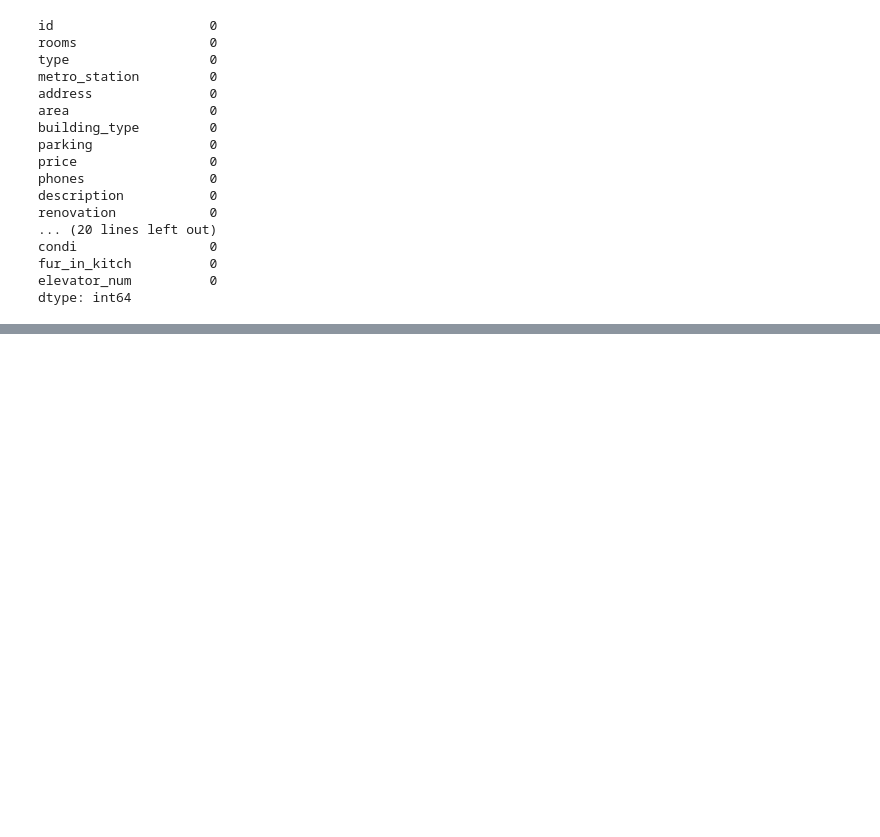
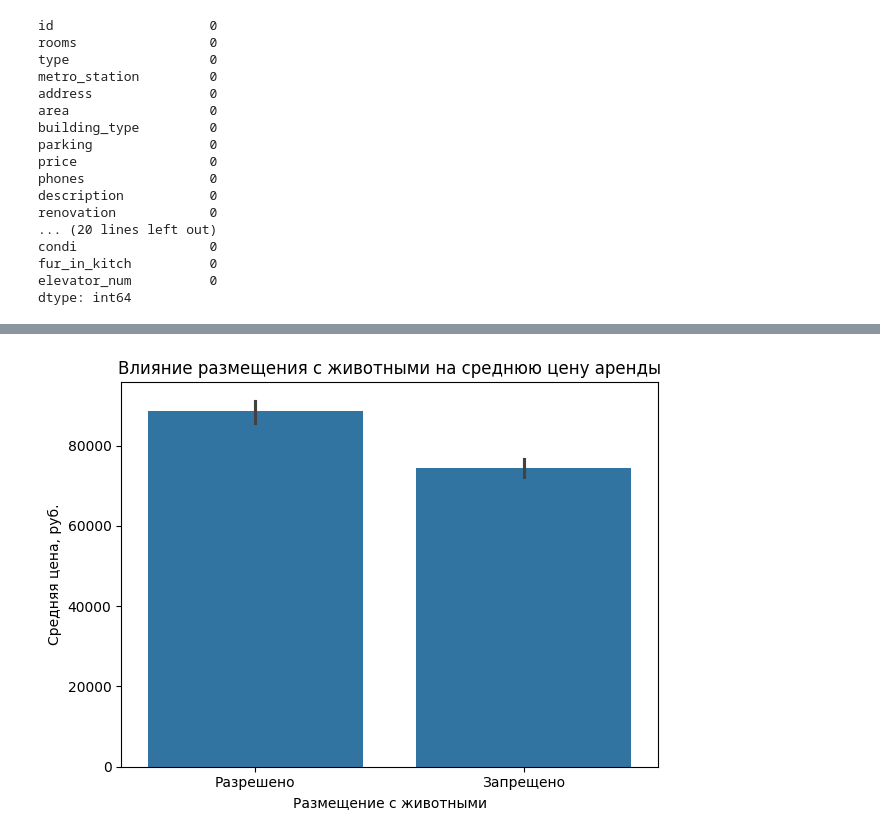
Before and after one commit to stan-tsu/rent-real-estate, a Jupyter notebook: notebooks/Dinara_draws_ver2.ipynb, the cells around one changed output, grey strips where cells are left out. Cells and saved outputs as stored; diff of their text form; code cells hidden in the pictures; blank space fills up the shorter version.

```diff
--- a/notebooks/Dinara_draws_ver2.ipynb
+++ b/notebooks/Dinara_draws_ver2.ipynb
@@ -287,0 +304,16 @@ memory usage: 6.4+ MB
+# %%
+# Создаём копию столбца с заменой значений
+df['pets_allowed_label'] = df['pets_allowed'].map({0: 'Запрещено', 1: 'Разрешено'})
+
+# Строим график
+sns.barplot(x='pets_allowed_label', y='main_price', data=df)
+
+
+plt.xlabel('Размещение с животными')
+plt.ylabel('Средняя цена, руб.')
+plt.title('Влияние размещения с животными на среднюю цену аренды')
+
+plt.tight_layout()
+plt.show()
+# %% [output]
+[figure, added]
```
Also changed, not shown: parts of 17 cells of this notebook, 2 other files.
